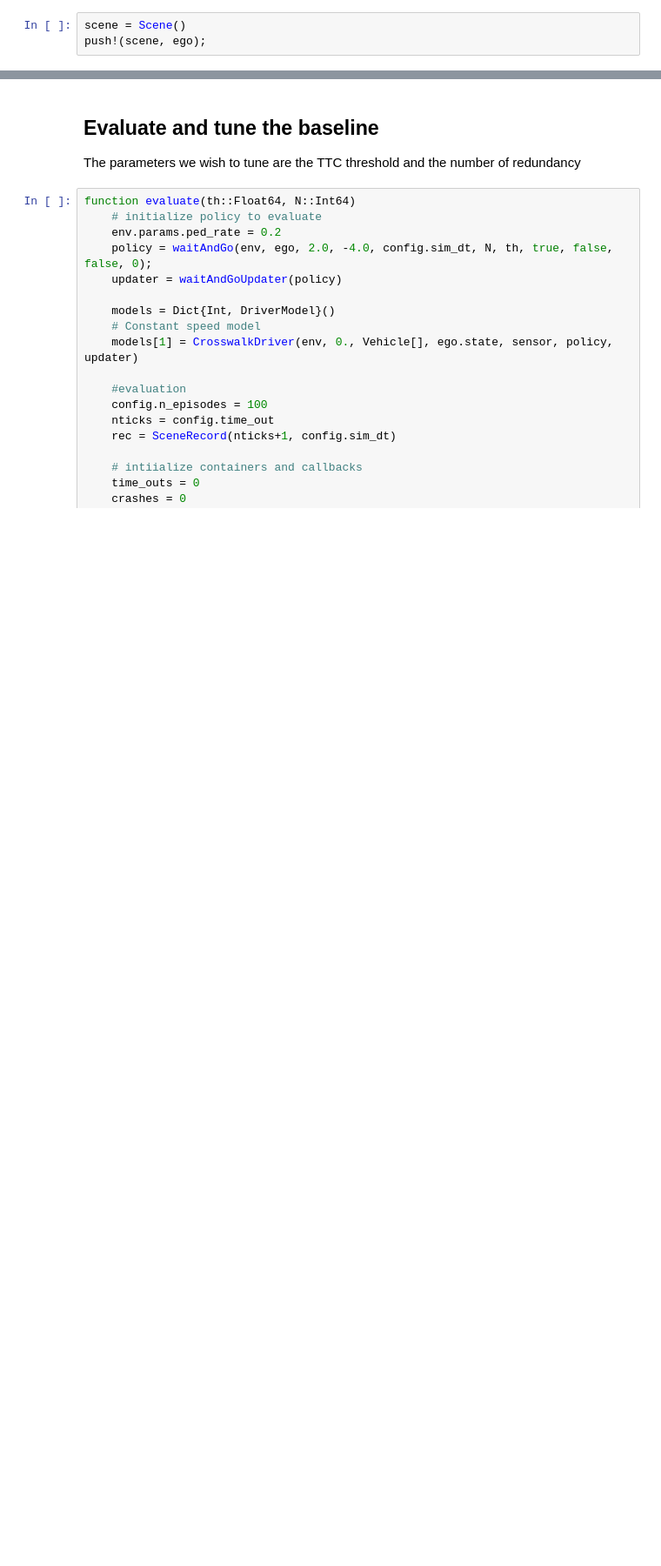
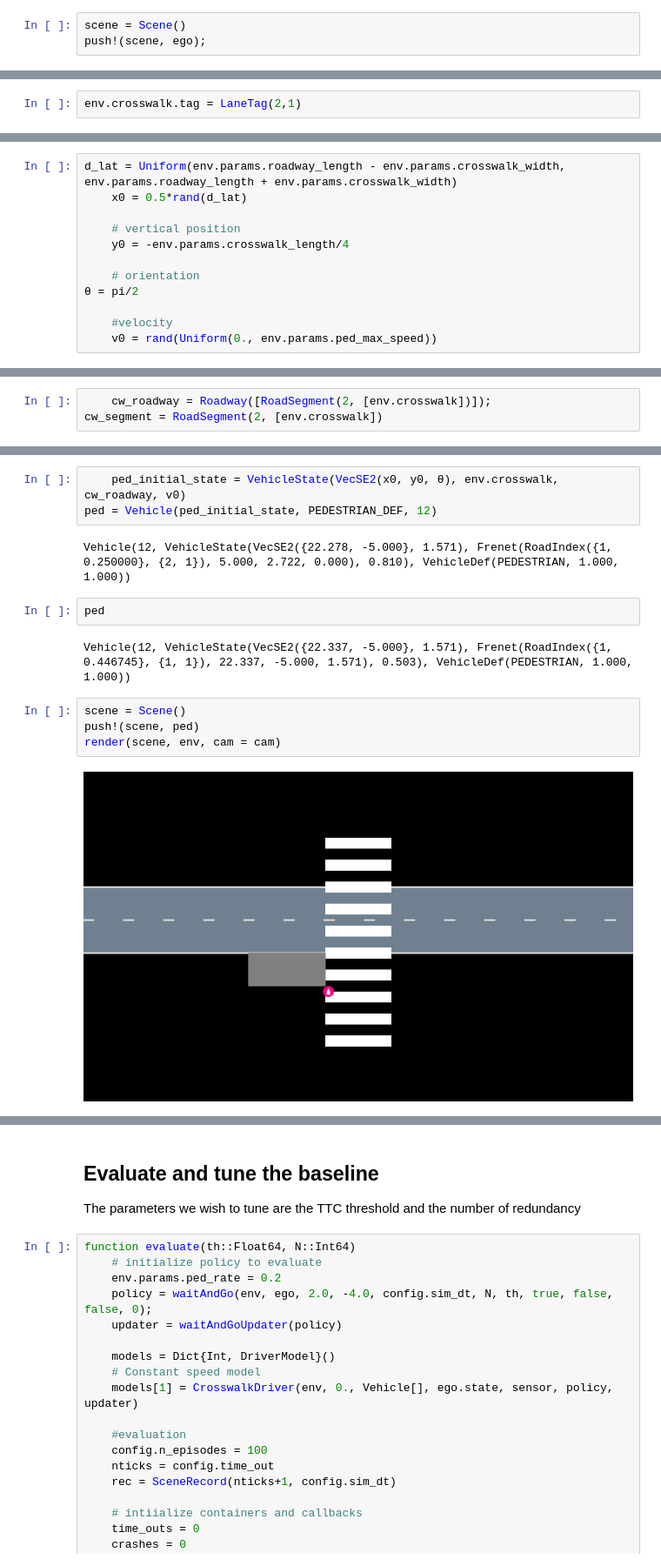
Before and after one commit to sisl/AutomotivePOMDPs.jl, a Jupyter notebook: evaluation_script_test.ipynb, the cells around one changed output, grey strips where cells are left out. Shown: that part at 87% size. Drawn from its saved outputs; the diff is of its cells as text; blank space fills up the shorter version.

Commit message:
fix Frenet coordinates for crosswalk

```diff
--- a/evaluation_script_test.ipynb
+++ b/evaluation_script_test.ipynb
@@ -156,0 +184,2 @@ findfirst(scene, 1)
+# %%
+env.crosswalk.tag = LaneTag(2,1)
@@ -156,0 +188,12 @@ findfirst(scene, 1)
+# %%
+d_lat = Uniform(env.params.roadway_length - env.params.crosswalk_width, env.params.roadway_length + env.params.crosswalk_width)
+    x0 = 0.5*rand(d_lat)
+
+    # vertical position
+    y0 = -env.params.crosswalk_length/4
+
+    # orientation
+θ = pi/2
+
+    #velocity
+    v0 = rand(Uniform(0., env.params.ped_max_speed))
@@ -156,0 +202,3 @@ findfirst(scene, 1)
+# %%
+    cw_roadway = Roadway([RoadSegment(2, [env.crosswalk])]);
+cw_segment = RoadSegment(2, [env.crosswalk])
@@ -156,0 +221,15 @@ findfirst(scene, 1)
+# %%
+    ped_initial_state = VehicleState(VecSE2(x0, y0, θ), env.crosswalk, cw_roadway, v0)
+ped = Vehicle(ped_initial_state, PEDESTRIAN_DEF, 12)
+# %% [output]
+Vehicle(12, VehicleState(VecSE2({22.278, -5.000}, 1.571), Frenet(RoadIndex({1, 0.250000}, {2, 1}), 5.000, 2.722, 0.000), 0.810), VehicleDef(PEDESTRIAN, 1.000, 1.000))
+# %%
+ped
+# %% [output]
+Vehicle(12, VehicleState(VecSE2({22.337, -5.000}, 1.571), Frenet(RoadIndex({1, 0.446745}, {1, 1}), 22.337, -5.000, 1.571), 0.503), VehicleDef(PEDESTRIAN, 1.000, 1.000))
+# %%
+scene = Scene()
+push!(scene, ped)
+render(scene, env, cam = cam)
+# %% [output]
+[figure, added]
```
Also changed, not shown: parts of 29 cells of this notebook, 4 other files.
